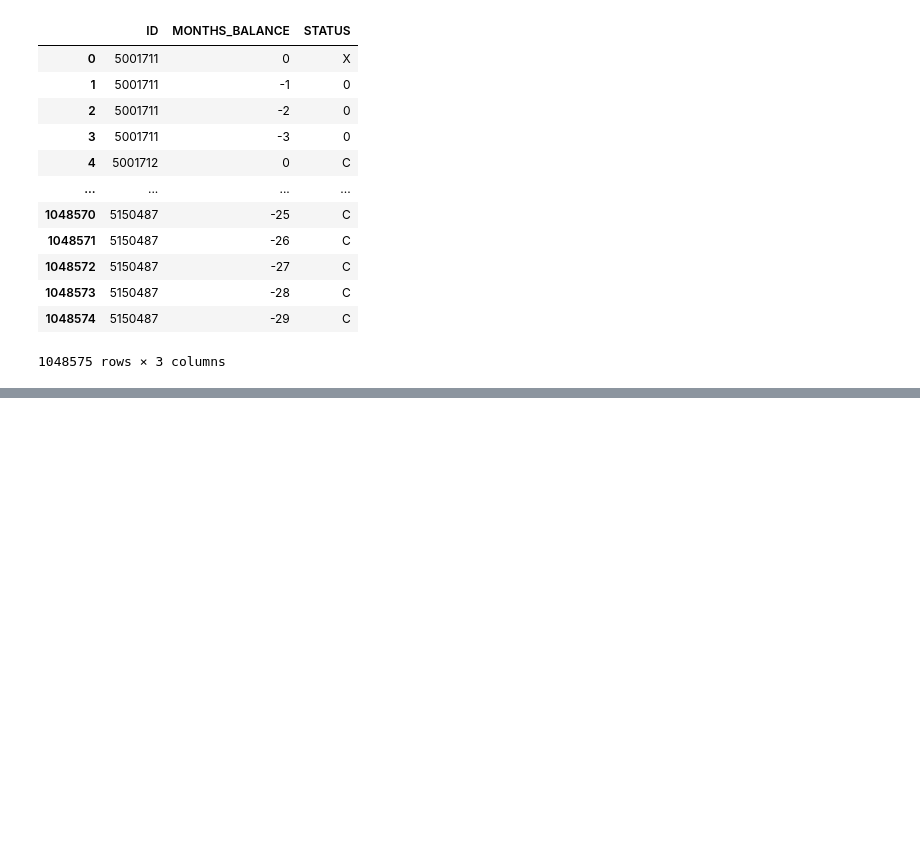
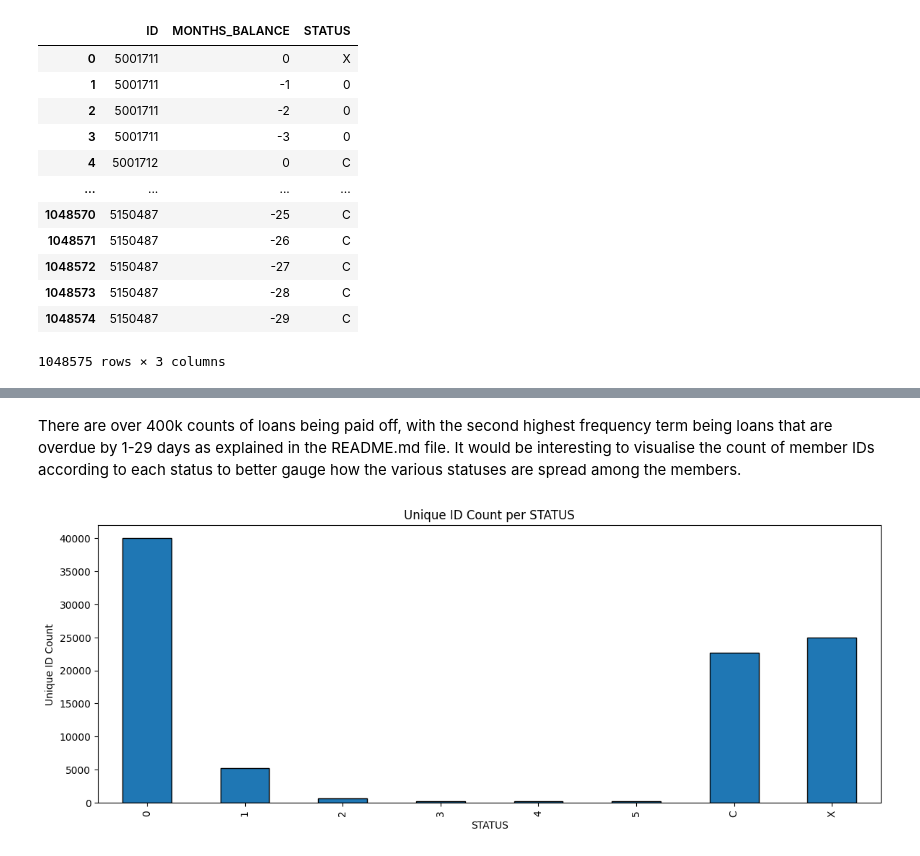
Before and after one commit to LoukasPerdikis/Credit-Card-Approval, a Jupyter notebook: credit_score.ipynb, the cells around one changed output, grey strips where cells are left out. Cells and saved outputs as stored; diff of their text form; code cells hidden in the pictures; blank space fills up the shorter version.

```diff
--- a/credit_score.ipynb
+++ b/credit_score.ipynb
@@ -89,0 +130,14 @@ credit_raw
+# %% [markdown]
+There are over 400k counts of loans being paid off, with the second highest frequency term being loans that are overdue by 1-29 days as explained in the README.md file. It would be interesting to visualise the count of member IDs according to each status to better gauge how the various statuses are spread among the members.
+# %%
+# Bar graph: count of unique IDs per STATUS
+
+status_id_counts = credit_raw.groupby('STATUS')['ID'].nunique().sort_index()
+plt.figure(figsize=(14,5))
+status_id_counts.plot(kind='bar', edgecolor='black')
+plt.title('Unique ID Count per STATUS')
+plt.xlabel('STATUS')
+plt.ylabel('Unique ID Count')
+plt.show()
+# %% [output]
+[figure, added]
```
Also changed, not shown: parts of 12 cells of this notebook.
